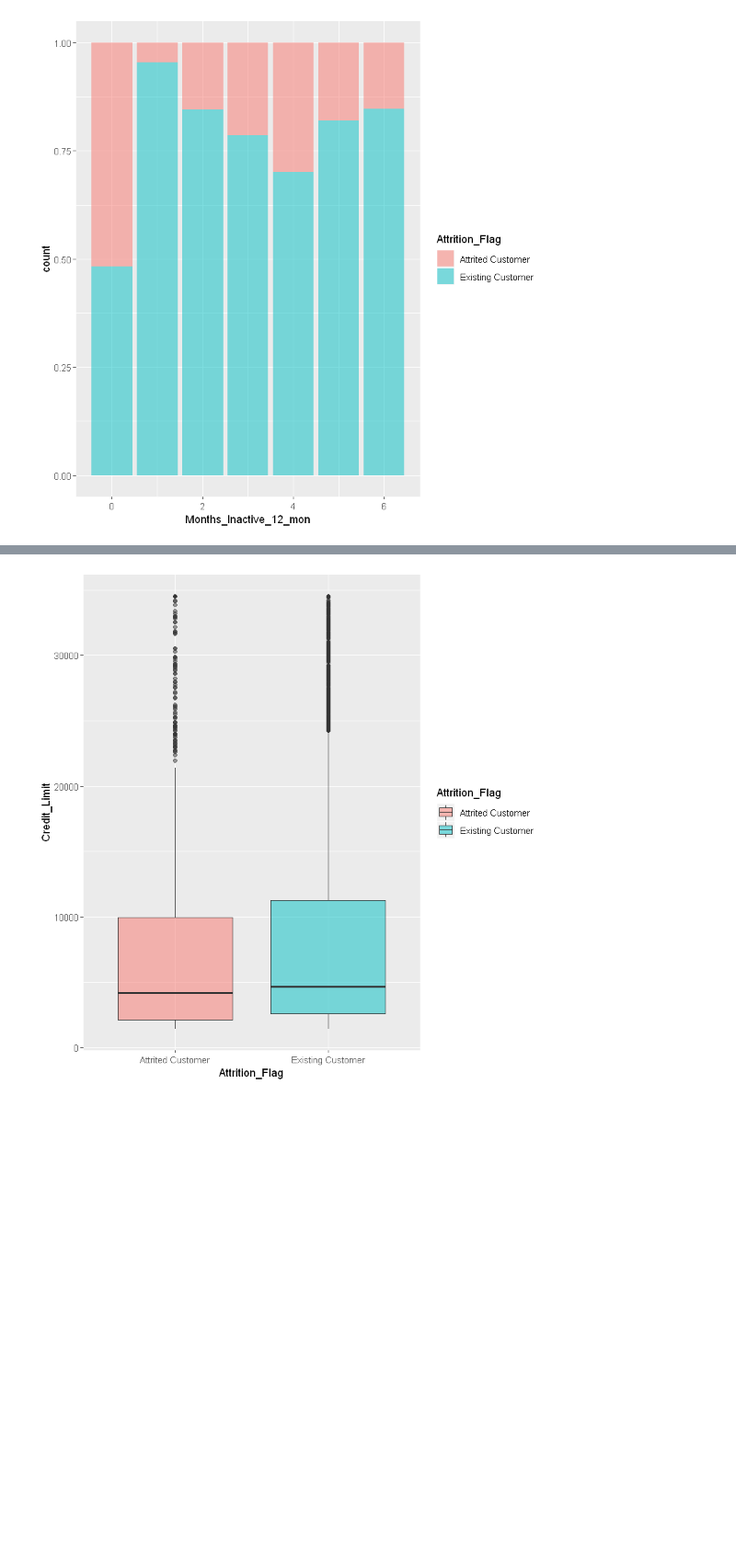
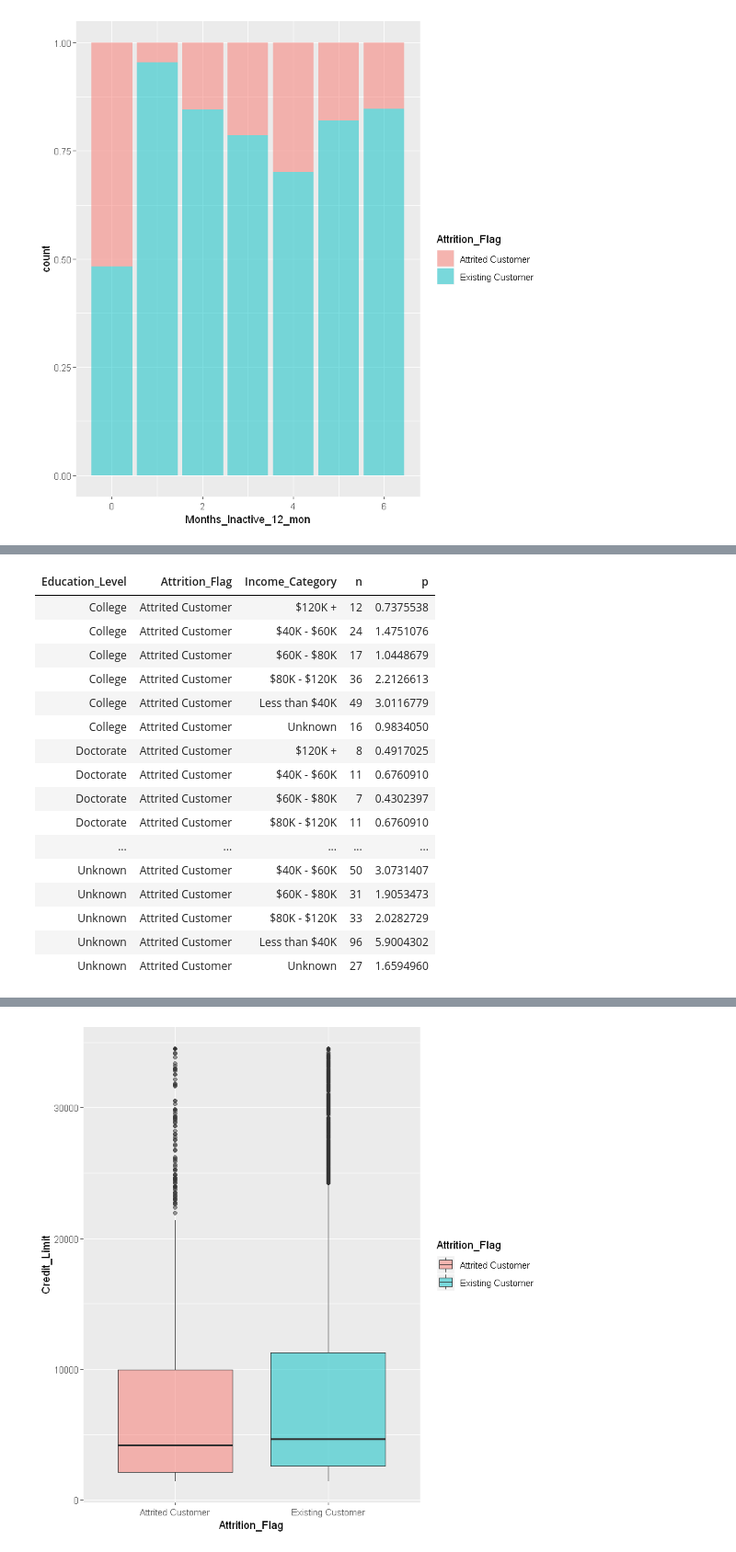
Before and after one commit to WeAreVR/Biba, a Jupyter notebook: BIBA.ipynb, the cells around one changed output, grey strips where cells are left out. Shown at 92% size. Saved outputs shown, nothing was run; the diff lists cells and outputs as text; code cells hidden in the pictures; blank space fills up the shorter version.

```diff
--- a/BIBA.ipynb
+++ b/BIBA.ipynb
@@ -118,0 +133,20 @@ geom_bar(alpha=0.5,position = "fill")
+# %%
+test
+# %% [output]
+| Education_Level | Attrition_Flag | Income_Category | n | p |
+| College | Attrited Customer | $120K + | 12 | 0.7375538 |
+| College | Attrited Customer | $40K - $60K | 24 | 1.4751076 |
+| College | Attrited Customer | $60K - $80K | 17 | 1.0448679 |
+| College | Attrited Customer | $80K - $120K | 36 | 2.2126613 |
+| College | Attrited Customer | Less than $40K | 49 | 3.0116779 |
+| College | Attrited Customer | Unknown | 16 | 0.9834050 |
+| Doctorate | Attrited Customer | $120K + | 8 | 0.4917025 |
+| Doctorate | Attrited Customer | $40K - $60K | 11 | 0.6760910 |
+| Doctorate | Attrited Customer | $60K - $80K | 7 | 0.4302397 |
+| Doctorate | Attrited Customer | $80K - $120K | 11 | 0.6760910 |
+| ... | ... | ... | ... | ... |
+| Unknown | Attrited Customer | $40K - $60K | 50 | 3.0731407 |
+| Unknown | Attrited Customer | $60K - $80K | 31 | 1.9053473 |
+| Unknown | Attrited Customer | $80K - $120K | 33 | 2.0282729 |
+| Unknown | Attrited Customer | Less than $40K | 96 | 5.9004302 |
+| Unknown | Attrited Customer | Unknown | 27 | 1.6594960 |
```
Also changed, not shown: parts of 8 cells of this notebook, 1 other file.
